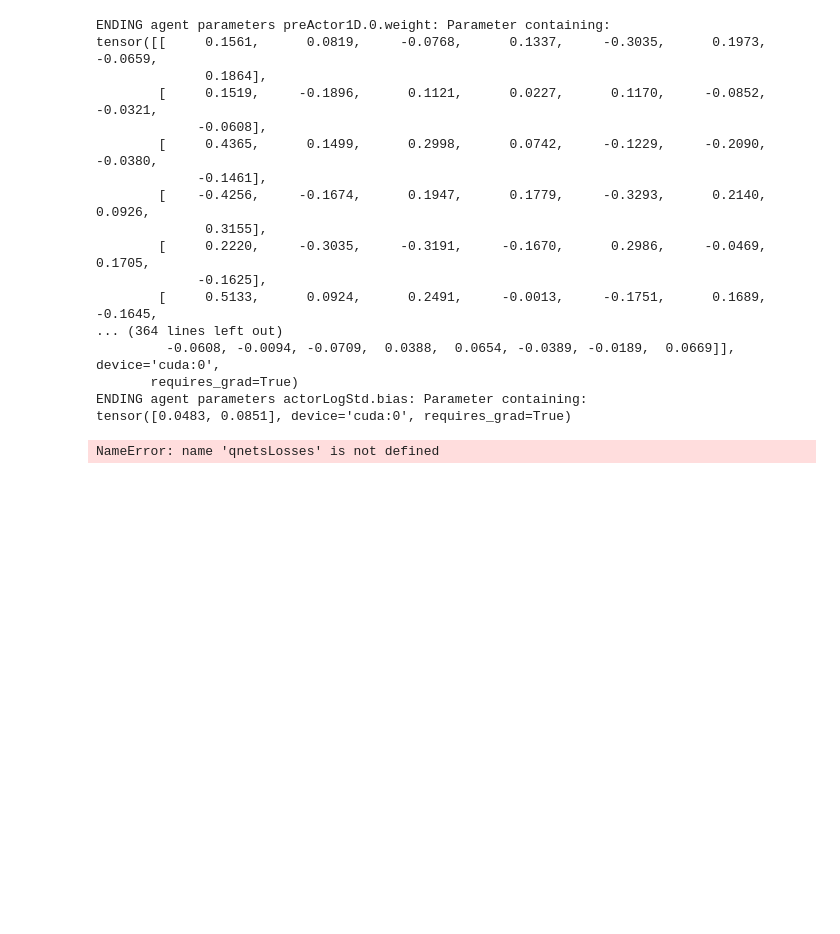
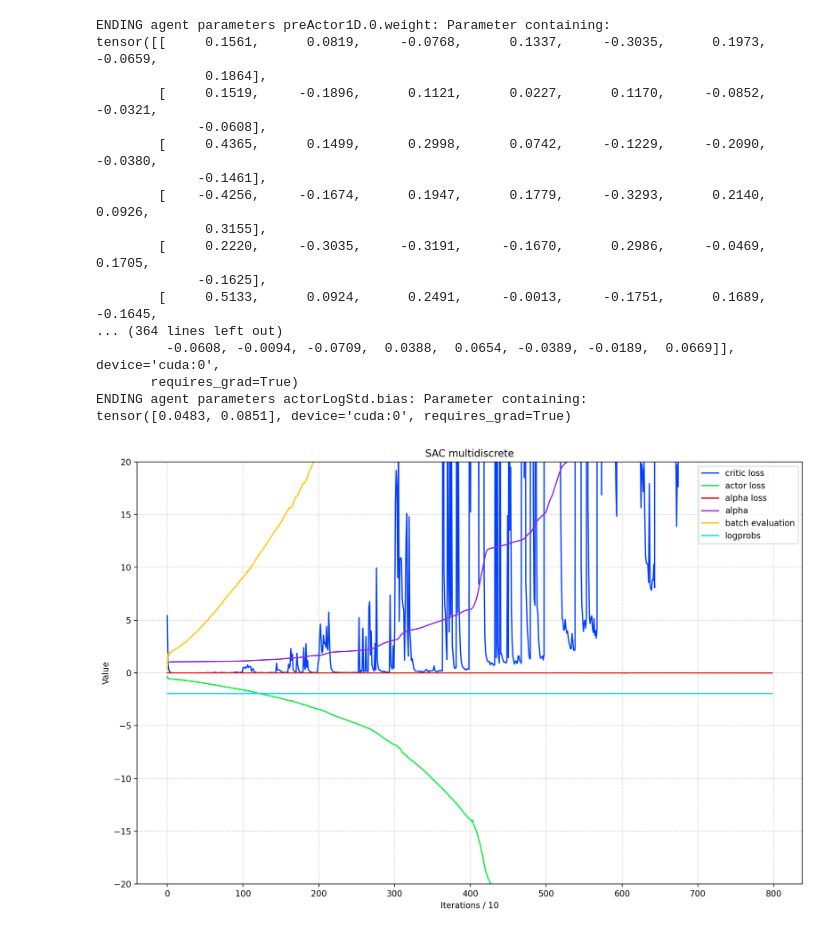
Before and after one commit to InexperiencedMe/barrel, a Jupyter notebook: test.ipynb, the cells around one changed output. Drawn from its saved outputs; the diff is of its cells as text; code cells hidden in the pictures; blank space fills up the shorter version.

```diff
--- a/test.ipynb
+++ b/test.ipynb
@@ -281,34 +295,34 @@ tensor([0.0483, 0.0851], device='cuda:0', requires_grad=True)
 # %%
 # Plot debug values
 averagingNr = 10
 beginning = 0
 dif = (len(qnetsLosses) - beginning) % averagingNr
 
 plt.style.use('seaborn-v0_8-bright')
 
 # Creating a high-resolution figure
 fig, ax = plt.subplots(figsize=(12, 8), dpi=200)
 
 ax.plot(torch.tensor(qnetsLosses[beginning:-dif]).view(-1, averagingNr).mean(-1),       label="critic loss")
 ax.plot(torch.tensor(actorLosses[beginning:-dif]).view(-1, averagingNr).mean(-1),       label="actor loss")
 ax.plot(torch.tensor(alphaLosses[beginning:-dif]).view(-1, averagingNr).mean(-1),       label="alpha loss")
 ax.plot(torch.tensor(alphas[beginning:-dif]).view(-1, averagingNr).mean(-1),            label="alpha")
 ax.plot(torch.tensor(QEvaluations[beginning:-dif]).view(-1, averagingNr).mean(-1),      label="batch evaluation")
 ax.plot(torch.tensor(logProbs[beginning:-dif]).view(-1, averagingNr).mean(-1),          label="logprobs")
 
 ax.legend()
 ax.set_title("SAC multidiscrete")
 ax.set_xlabel(f"Iterations / {averagingNr}")
 ax.set_ylabel("Value")
 
-# plt.ylim(-20, 20)
+plt.ylim(-20, 20)
 # plt.xlim(0, 50)
 
 ax.grid(True, linestyle='--', alpha=0.5)
 
 plt.tight_layout()
 plt.show()
 # %% [output]
-NameError: name 'qnetsLosses' is not defined
+[figure, added]
 # %%
 # Plot final rewards
```
Also changed, not shown: parts of 2 cells of this notebook, 2 other files.
